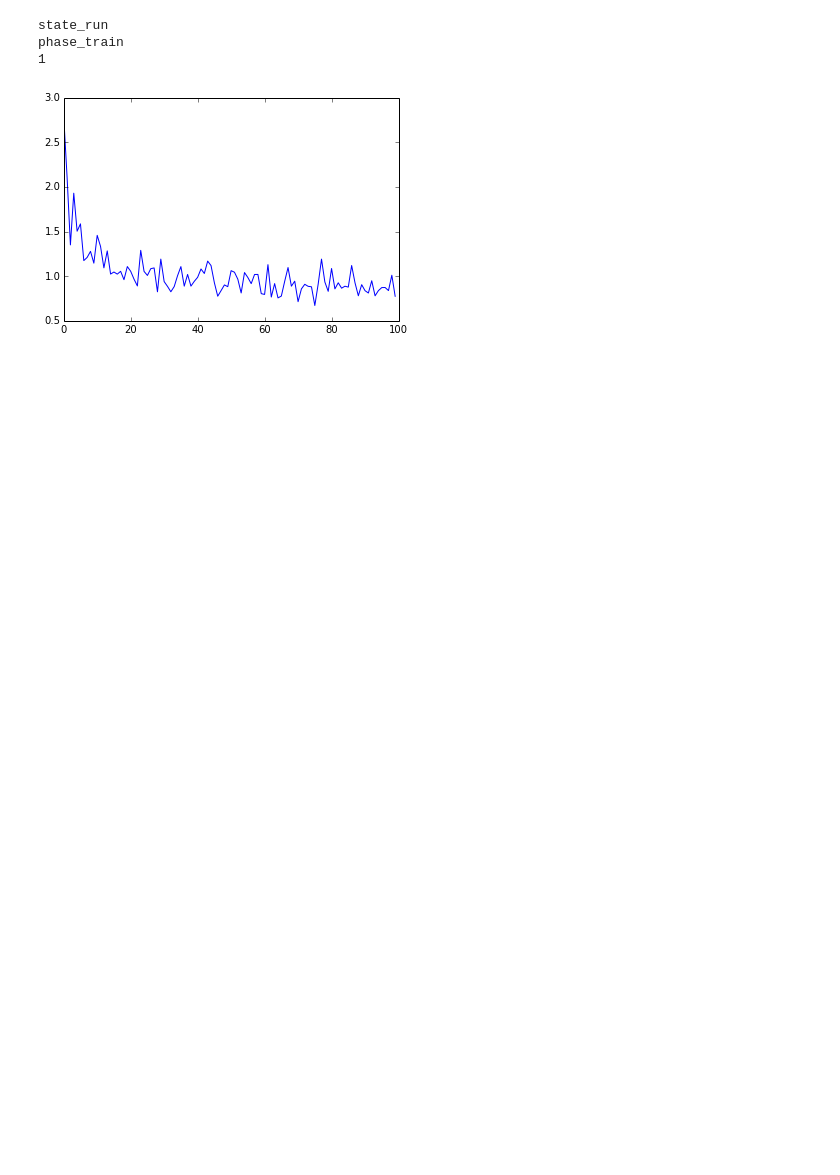
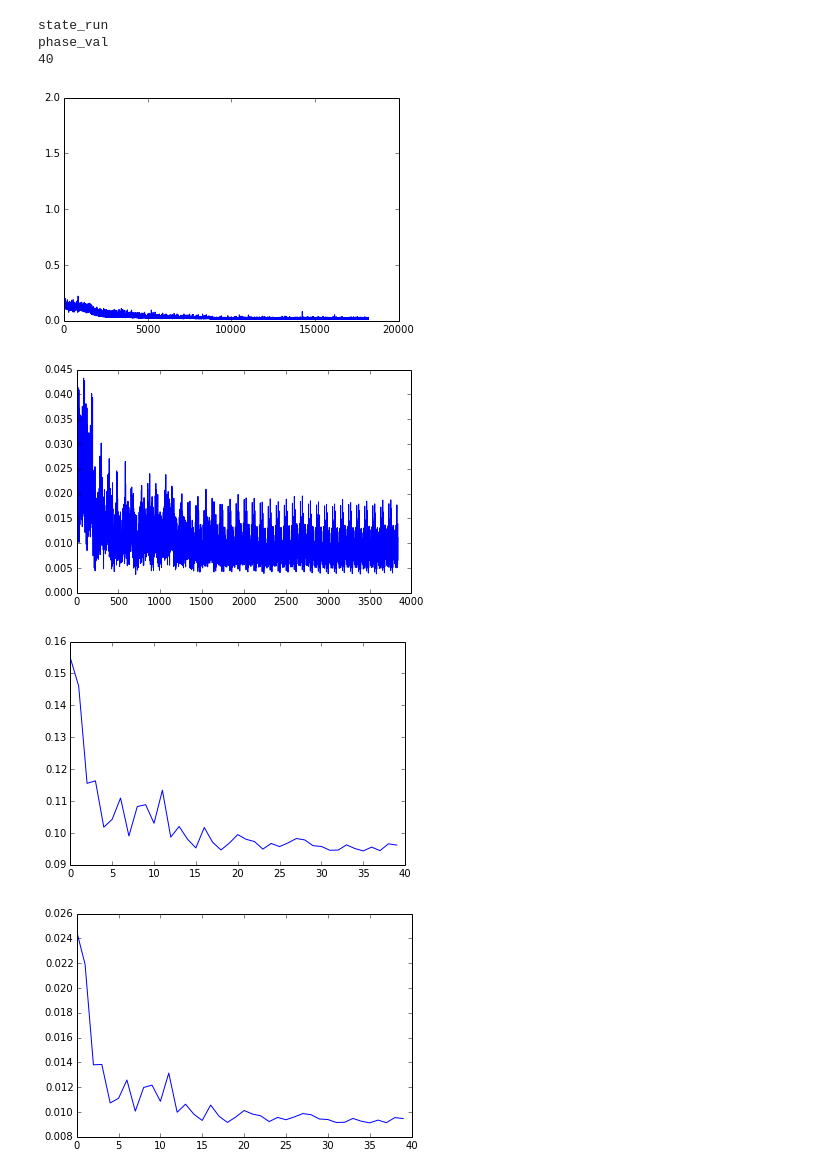
Before and after one commit to sebastian-schlecht/coco, a Jupyter notebook: examples/live_train.ipynb, the cells around one changed output. Drawn from its saved outputs; the diff is of its cells as text; code cells hidden in the pictures; blank space fills up the shorter version.

```diff
--- a/examples/live_train.ipynb
+++ b/examples/live_train.ipynb
@@ -9,43 +9,51 @@ sys.path.insert(0, parentdir)
 # %%
 from coco.job import Job
 # %%
-current_job = Job.from_name("nyu_depth")
+current_job = Job.from_name("f3d_depth_spatial_limited")
 # %%
 %matplotlib inline
 import matplotlib.pyplot as plt
 import numpy as np
 import time
 
 # Refresh job
 current_job.load()
 data = current_job.data
 
 print data["state"]
 print data["phase"]
 print data["epoch"]
 
 if "train_losses" in data:
     train_losses = np.array(data["train_losses"]).squeeze()
     plt.plot(train_losses[:])
     plt.show()
 
 if "val_losses" in data:
     val_losses = np.array(data["val_losses"]).squeeze()
     plt.plot(val_losses)
     plt.show()
 
-    w = 40
+    w = 96
     l = []
     for i in range(0,len(val_losses),w):
-        l.append((val_losses[i:i+w].mean()))
+        l.append((np.sqrt(val_losses)[i:i+w].mean()))
+    plt.plot(l)
+    plt.show()
+    l = []
+    for i in range(0,len(val_losses),w):
+        l.append(((val_losses)[i:i+w].mean()))
 
     plt.plot(l)
     plt.show()
 # %% [output]
 state_run
-phase_train
-1
+phase_val
+40
-[figure, old version]
+[figure, new version]
+[figure, added]
+[figure, added]
+[figure, added]
 # %%
 import sys
 import os
```
Also changed, not shown: parts of 3 cells of this notebook, 9 other files.
